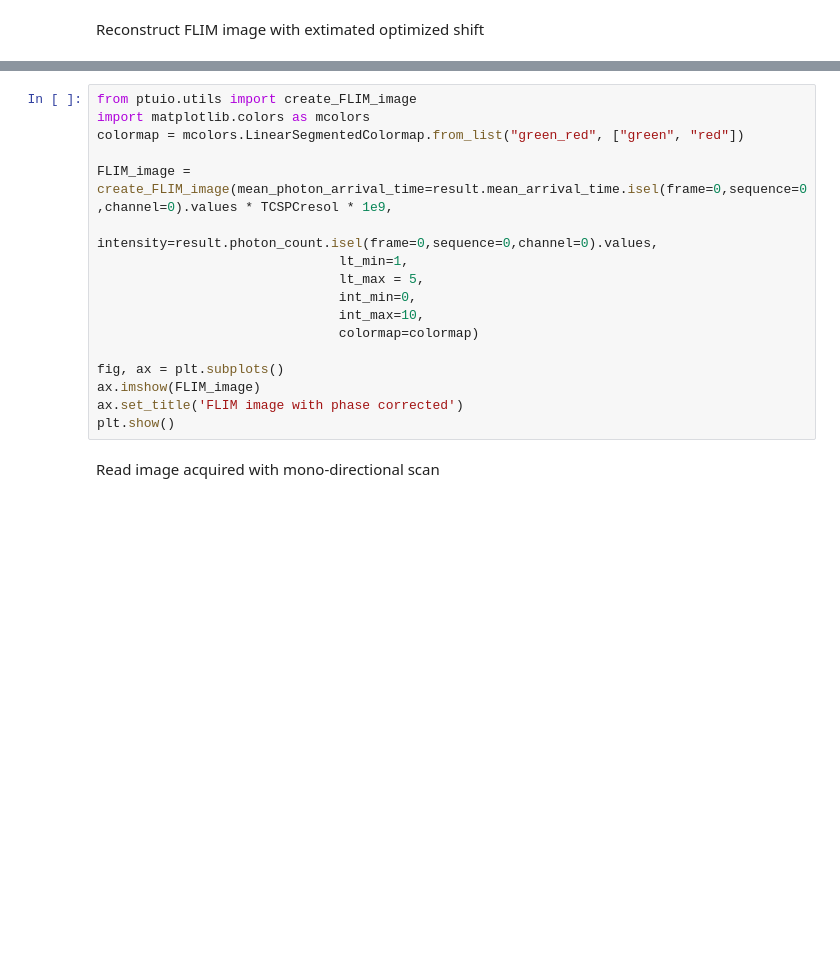
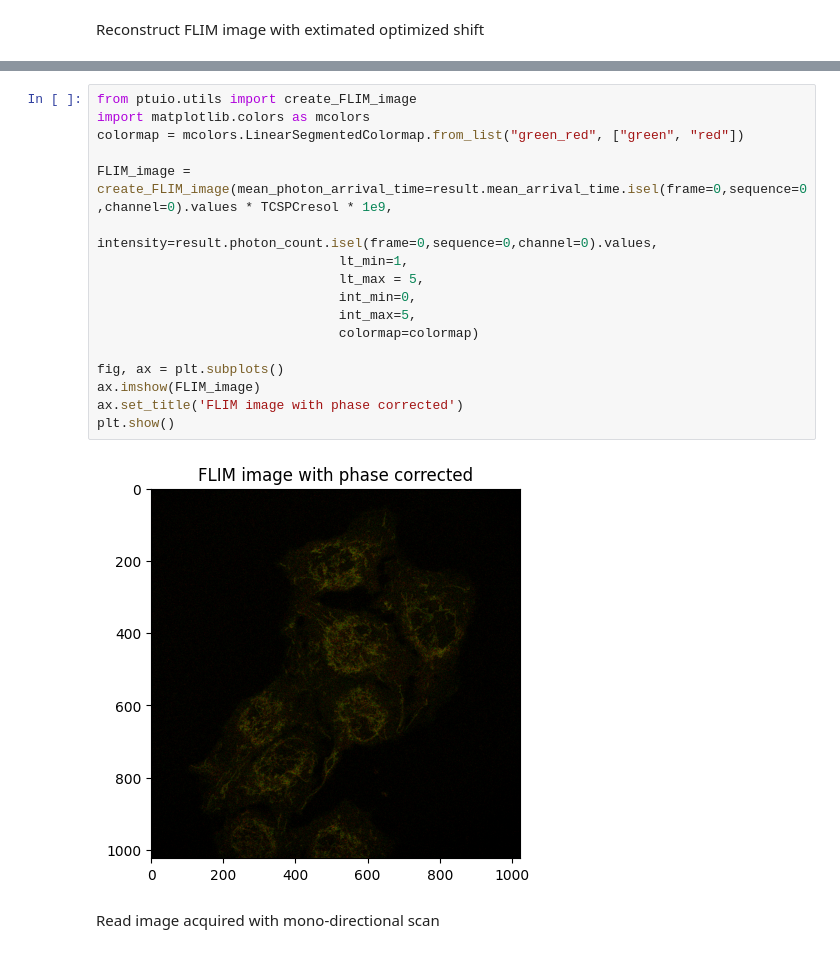
Before and after one commit to IMCF-Biocev/tttrkit, a Jupyter notebook: examples/image_reconstruction.ipynb, the cells around one changed output, grey strips where cells are left out. Drawn from its saved outputs; the diff is of its cells as text; blank space fills up the shorter version.

```diff
--- a/examples/image_reconstruction.ipynb
+++ b/examples/image_reconstruction.ipynb
@@ -203,20 +212,22 @@ result = reconstructor.finalize()
 # %%
 from ptuio.utils import create_FLIM_image
 import matplotlib.colors as mcolors
 colormap = mcolors.LinearSegmentedColormap.from_list("green_red", ["green", "red"])
 
 FLIM_image = create_FLIM_image(mean_photon_arrival_time=result.mean_arrival_time.isel(frame=0,sequence=0,channel=0).values * TCSPCresol * 1e9,
                                intensity=result.photon_count.isel(frame=0,sequence=0,channel=0).values,
                                lt_min=1,
                                lt_max = 5,
                                int_min=0,
-                               int_max=10,
+                               int_max=5,
                                colormap=colormap)
 
 fig, ax = plt.subplots()
 ax.imshow(FLIM_image)
 ax.set_title('FLIM image with phase corrected')
 plt.show()
+# %% [output]
+[figure, added]
 # %% [markdown]
 Read image acquired with mono-directional scan
 # %%
```
Also changed, not shown: parts of 6 cells of this notebook, 1 other file.
